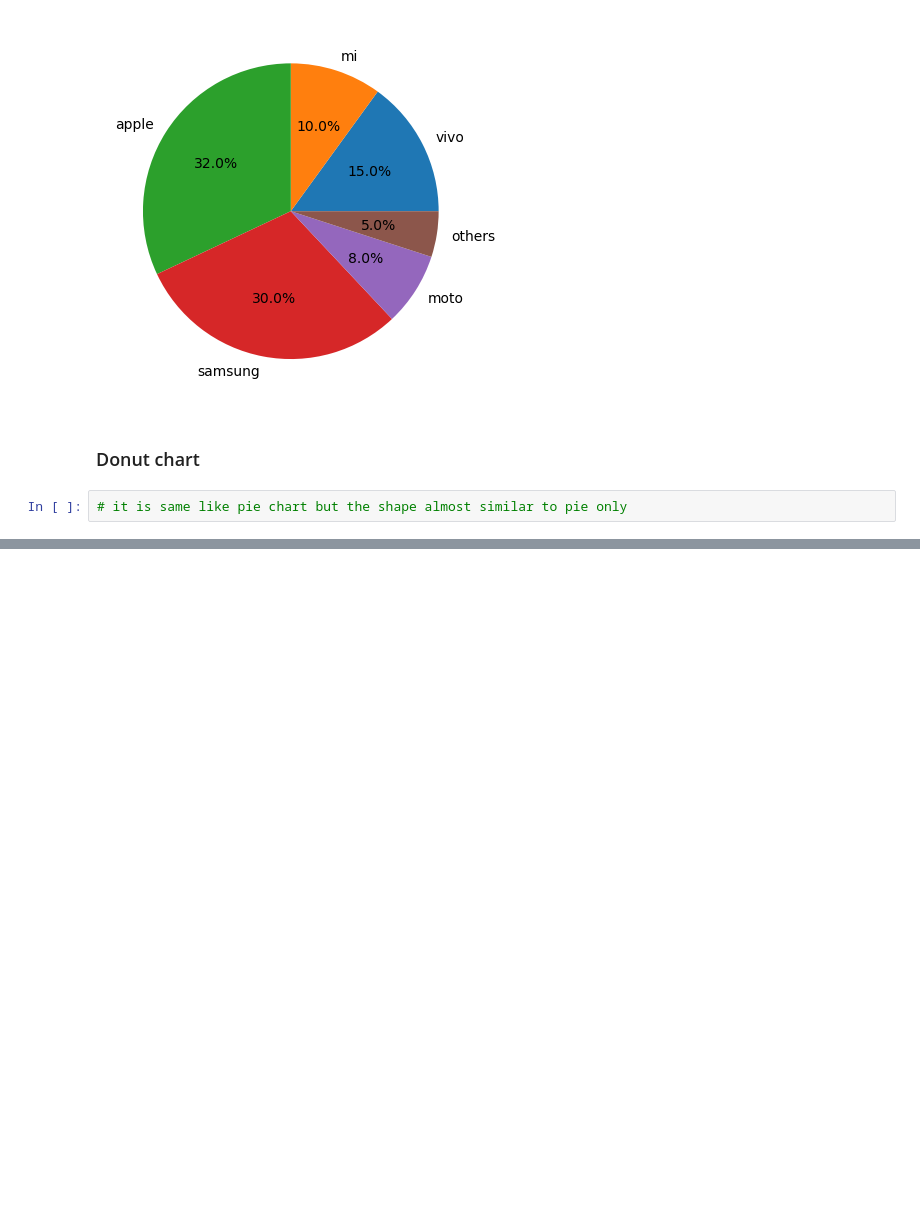
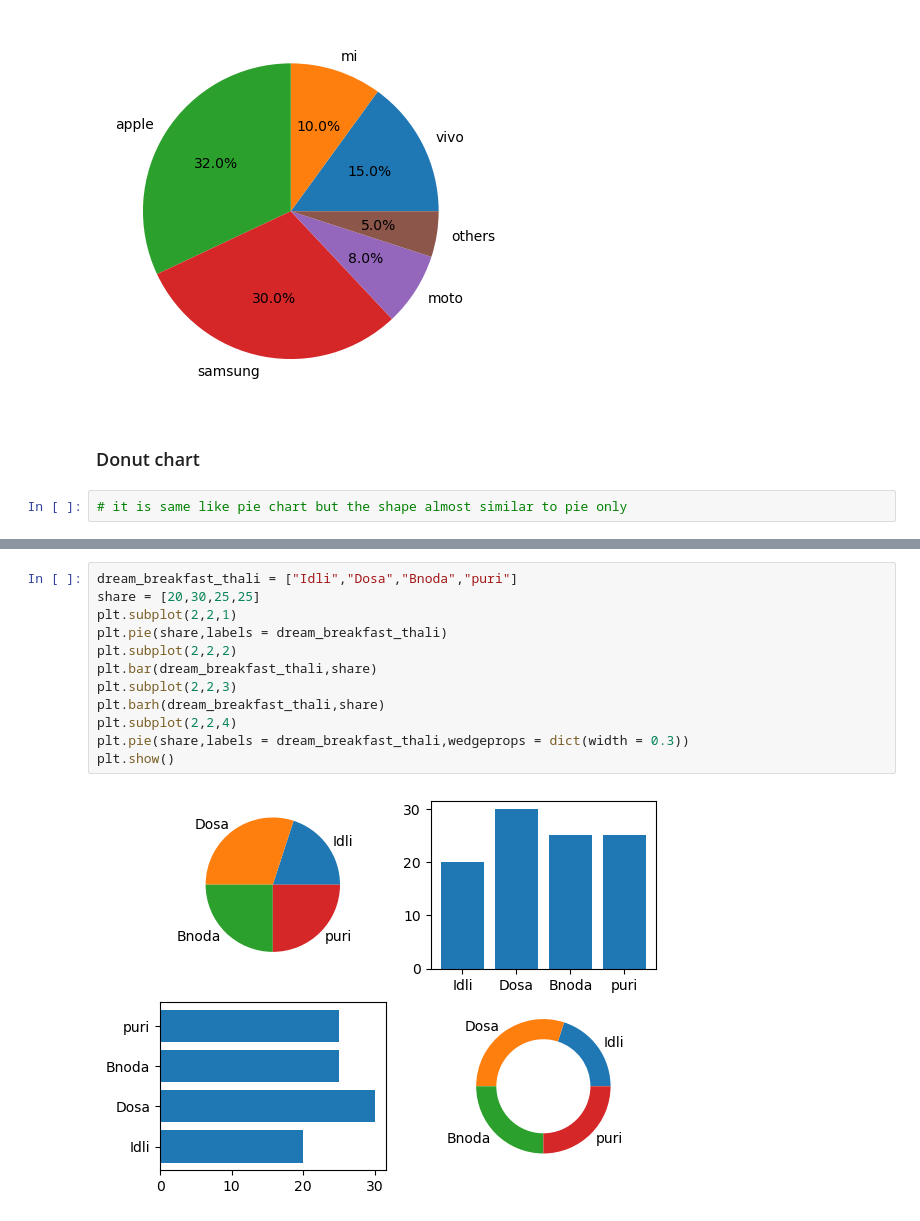
Before and after one commit to Shivacharan16/Data-Analytics-, a Jupyter notebook: Matplotlib.ipynb, the cells around one changed output, grey strips where cells are left out. Drawn from its saved outputs; the diff is of its cells as text; blank space fills up the shorter version.

```diff
--- a/Matplotlib.ipynb
+++ b/Matplotlib.ipynb
@@ -178,0 +225,14 @@ plt.show()
+# %%
+dream_breakfast_thali = ["Idli","Dosa","Bnoda","puri"]
+share = [20,30,25,25]
+plt.subplot(2,2,1)
+plt.pie(share,labels = dream_breakfast_thali)
+plt.subplot(2,2,2)
+plt.bar(dream_breakfast_thali,share)
+plt.subplot(2,2,3)
+plt.barh(dream_breakfast_thali,share)
+plt.subplot(2,2,4)
+plt.pie(share,labels = dream_breakfast_thali,wedgeprops = dict(width = 0.3))
+plt.show()
+# %% [output]
+[figure, added]
```
Also changed, not shown: parts of 15 cells of this notebook.
